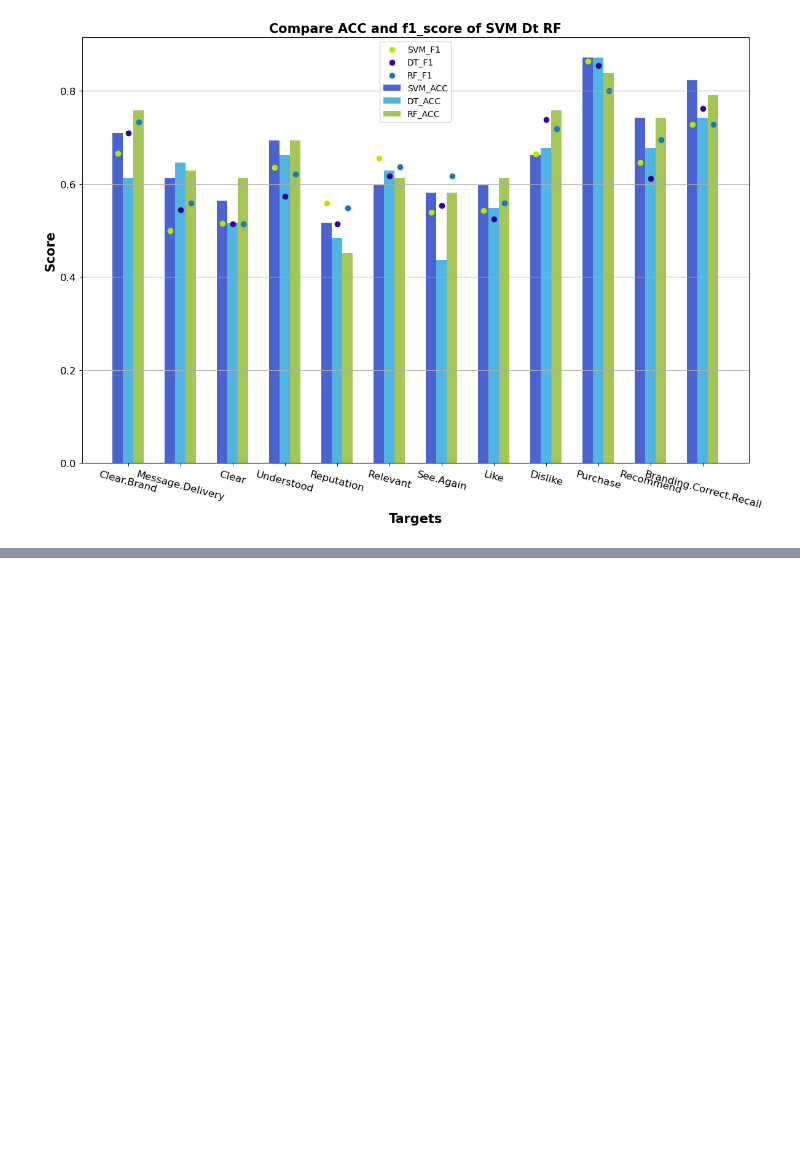
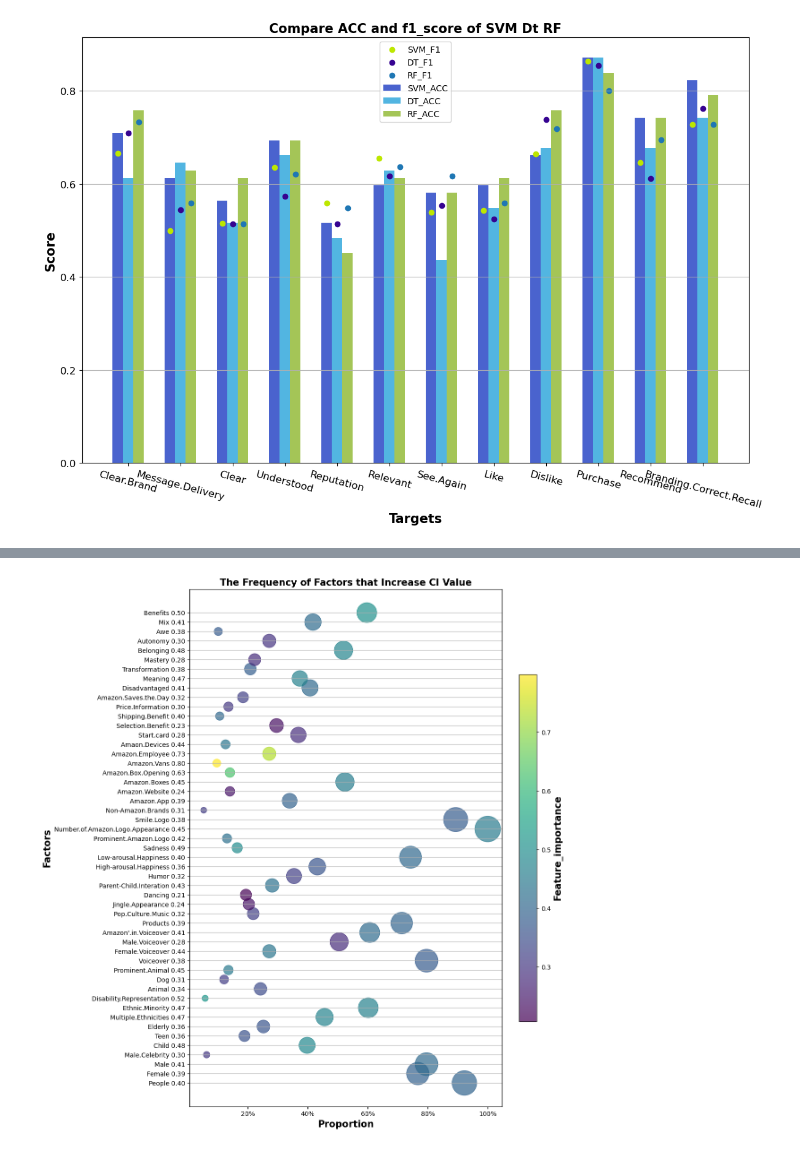
Before and after one commit to MatteeXie/Ads_effectiveness, a Jupyter notebook: Result_analysis.ipynb, the cells around one changed output, grey strips where cells are left out. Drawn from its saved outputs; the diff is of its cells as text; code cells hidden in the pictures; blank space fills up the shorter version.

```diff
--- a/Result_analysis.ipynb
+++ b/Result_analysis.ipynb
@@ -83,0 +89,6 @@ plt.show()
+# %%
+occurrence = pd.read_csv("./result/occurrence.csv") #read the data of features occurrence
+feature_importance = pd.read_csv("./result/feature_importanceT.csv") #read the data of features importance
+# %%
+CI = feature_importance[(feature_importance["Reputation"] > 0) | (feature_importance["Relevant"] > 0) | (feature_importance["Like"] > 0) | (feature_importance["Branding.Correct.Recall"] > 0)]
+CI
@@ -83,0 +113,27 @@ plt.show()
+# %%
+scaler = preprocessing.MinMaxScaler()
+scaler_data = scaler.fit_transform(np.array(CI[["Reputation","Relevant","Like","Branding.Correct.Recall"]]))
+feature_importance = scaler_data.mean(axis=1)
+# %%
+Y = np.array(CI["Feature"])
+X = np.array([ occurrence[occurrence["Feature"] == i]["Propotion"].values[0] for i in Y ])
+Y = [Y[i]+" "+str("%.2f"%feature_importance[i]) for i in range(len(Y)) ]
+color = feature_importance
+size = X*1700
+
+fig, ax = plt.subplots(figsize=(10, 15))
+plt.title("The Frequency of Factors that Increase CI Value", fontdict={"size":15}, weight="bold")
+plt.ylabel("Factors", fontdict={"size":15}, weight="bold")
+plt.xlabel("Proportion", fontdict={"size":15}, weight="bold")
+plt.grid(axis='y')
+
+ax.xaxis.set_major_formatter(ticker.PercentFormatter(xmax=1,decimals=0))
+
+plt.scatter(X,Y, s=size, c=color, cmap="viridis", alpha=0.7)
+
+cbar = plt.colorbar(fraction=0.05)
+cbar.set_label('Feature_importance', fontsize=15, weight="bold")
+# cbar.ax.set_yticklabels(["0%",'20%','40%','60%','80%','100%'])
+plt.show()
+# %% [output]
+[figure, added]
```
Also changed, not shown: parts of 5 cells of this notebook, 10 other files.
